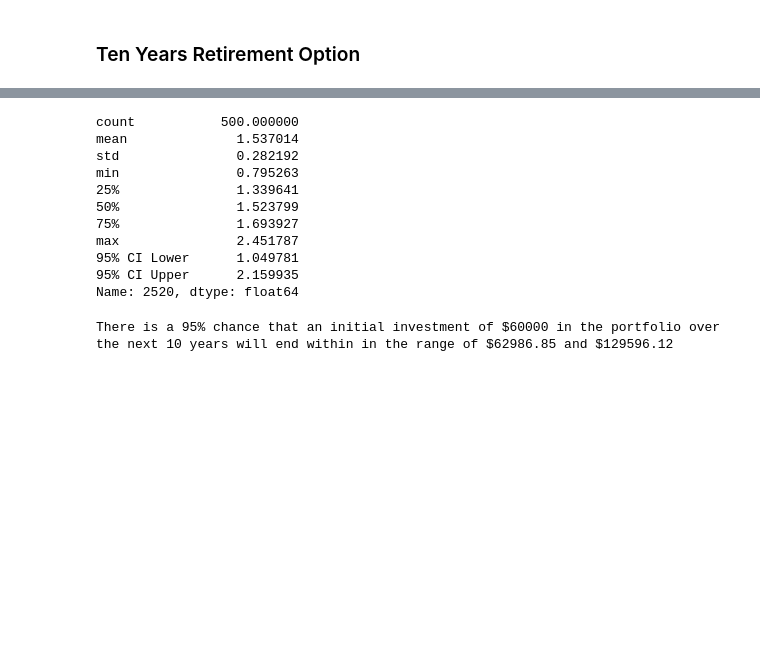
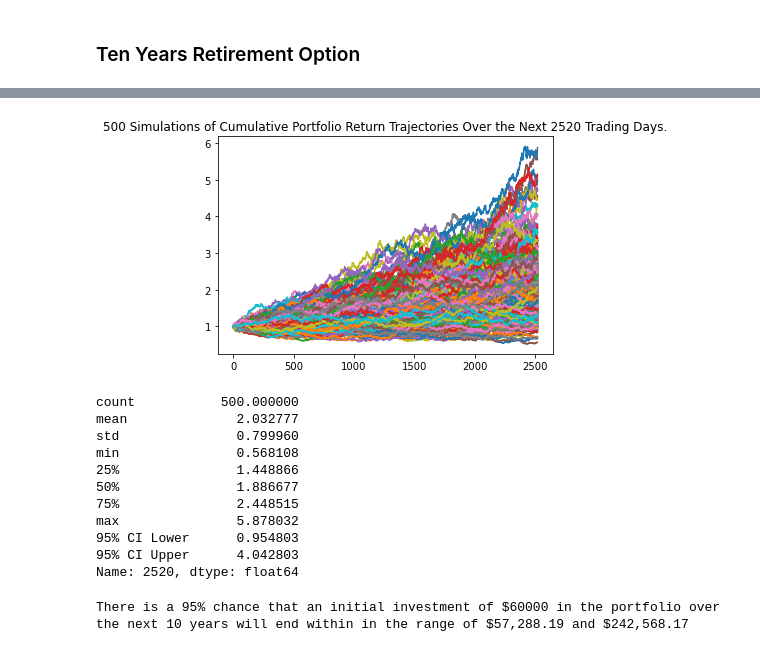
Before and after one commit to salmankhaliq22/Financial_planner, a Jupyter notebook: financial-planner.ipynb, the cells around one changed output, grey strips where cells are left out. Saved outputs shown, nothing was run; the diff lists cells and outputs as text; code cells hidden in the pictures; blank space fills up the shorter version.

```diff
--- a/financial-planner.ipynb
+++ b/financial-planner.ipynb
@@ -455,31 +439,39 @@ Running Monte Carlo simulation number 490.
+# %%
+# Plot simulation outcomes
+line_plot = MC_Sim_10.plot_simulation()
+line_plot.get_figure().savefig("MC_Sim_10_years_sim_plot.png", bbox_inches="tight")
+plt.show()
+# %% [output]
+[figure, added]
 # %%
 # Fetch summary statistics from the Monte Carlo simulation results
-# YOUR CODE HERE!
+mc_stat_10 = MC_Sim_10.summarize_cumulative_return()
 
 # Print summary statistics
-# YOUR CODE HERE!
+print(mc_stat_10)
 # %% [output]
 count           500.000000
-mean              1.537014
-std               0.282192
-min               0.795263
-25%               1.339641
-50%               1.523799
-75%               1.693927
-max               2.451787
-95% CI Lower      1.049781
-95% CI Upper      2.159935
+mean              2.032777
+std               0.799960
+min               0.568108
+25%               1.448866
+50%               1.886677
+75%               2.448515
+max               5.878032
+95% CI Lower      0.954803
+95% CI Upper      4.042803
 Name: 2520, dtype: float64
 # %%
 # Set initial investment
-# YOUR CODE HERE!
+initial_investment = 60000
 
 # Use the lower and upper `95%` confidence intervals to calculate the range of the possible outcomes of our $60,000
-# YOUR CODE HERE!
+ci_lower = round(mc_stat_10[8]*initial_investment,2)
+ci_upper = round(mc_stat_10[9]*initial_investment,2)
 
 # Print results
 print(f"There is a 95% chance that an initial investment of ${initial_investment} in the portfolio"
       f" over the next 10 years will end within in the range of"
-      f" ${ci_lower_ten} and ${ci_upper_ten}")
+      f" ${ci_lower:,} and ${ci_upper:,}")
 # %% [output]
-There is a 95% chance that an initial investment of $60000 in the portfolio over the next 10 years will end within in the range of $62986.85 and $129596.12
+There is a 95% chance that an initial investment of $60000 in the portfolio over the next 10 years will end within in the range of $57,288.19 and $242,568.17
```
Also changed, not shown: parts of 17 cells of this notebook, 4 other files.
